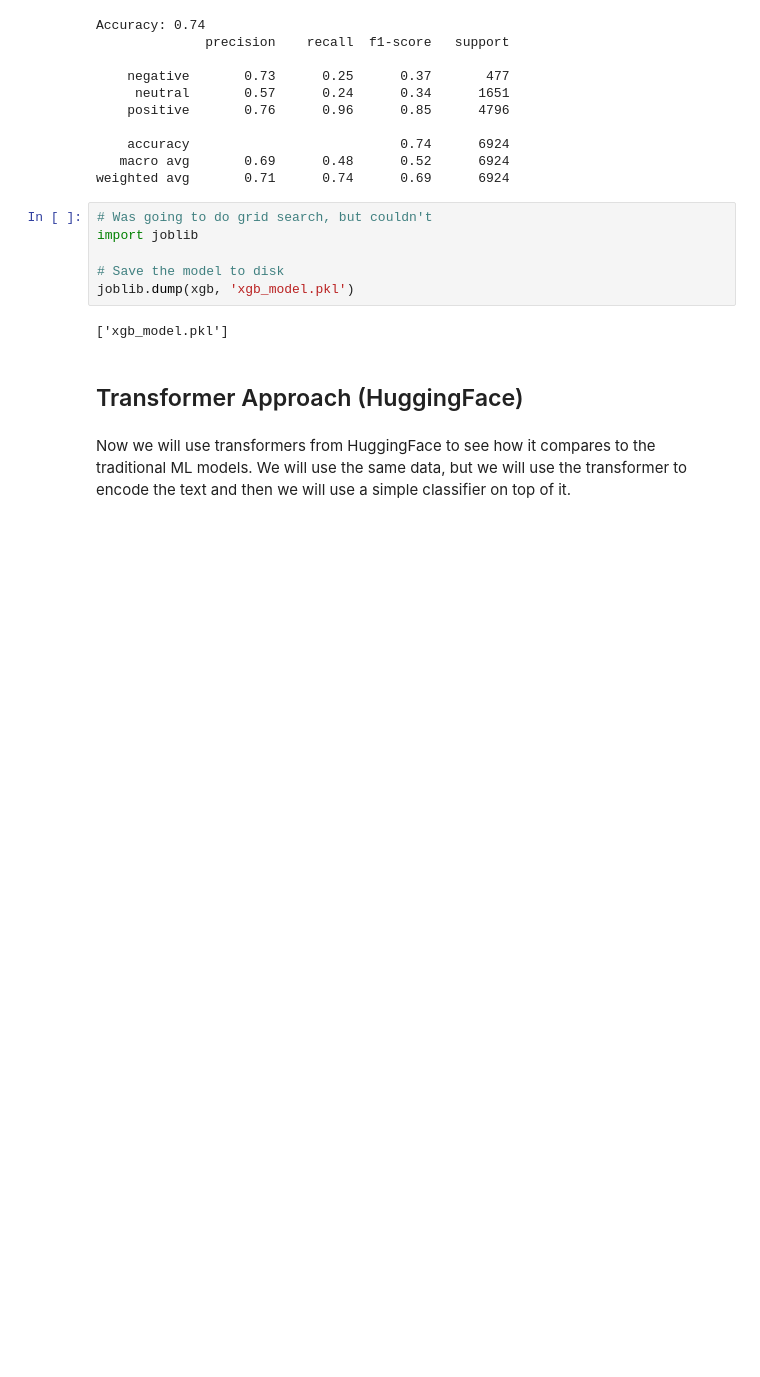
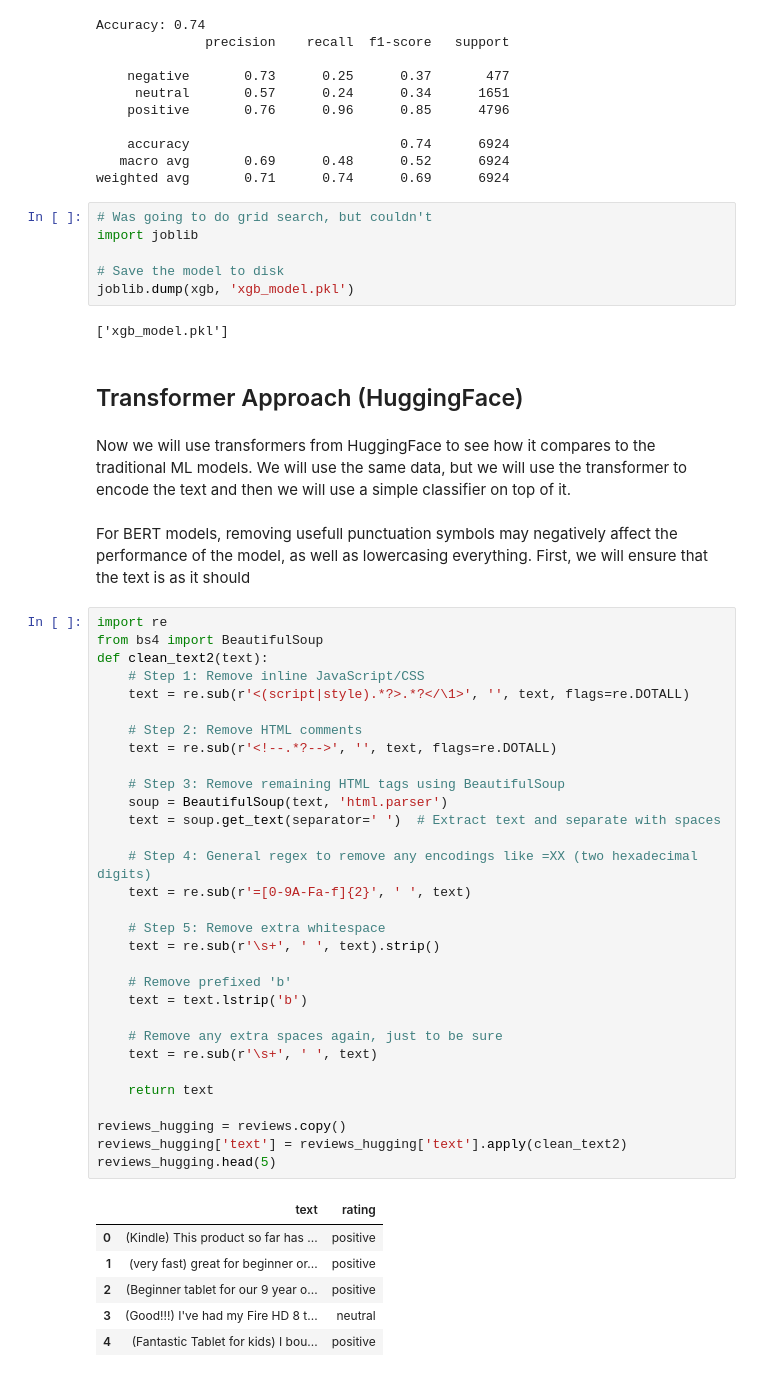
Before and after one commit to natanael-2012/project-nlp-automated-customer-reviews, a Jupyter notebook: Automated customers review 1.ipynb, the cells around one changed output. Cells and saved outputs as stored; diff of their text form; blank space fills up the shorter version.

Commit message:
trying bert

```diff
--- a/Automated customers review 1.ipynb
+++ b/Automated customers review 1.ipynb
@@ -615,3 +615,43 @@ joblib.dump(xgb, 'xgb_model.pkl')
 ## Transformer Approach (HuggingFace)
 # %% [markdown]
 Now we will use transformers from HuggingFace to see how it compares to the traditional ML models. We will use the same data, but we will use the transformer to encode the text and then we will use a simple classifier on top of it.
+# %% [markdown]
+For BERT models, removing usefull punctuation symbols may negatively affect the performance of the model, as well as lowercasing everything. First, we will ensure that the text is as it should
+# %%
+import re
+from bs4 import BeautifulSoup
+def clean_text2(text):
+    # Step 1: Remove inline JavaScript/CSS
+    text = re.sub(r'<(script|style).*?>.*?</\1>', '', text, flags=re.DOTALL)
+
+    # Step 2: Remove HTML comments
+    text = re.sub(r'<!--.*?-->', '', text, flags=re.DOTALL)
+
+    # Step 3: Remove remaining HTML tags using BeautifulSoup
+    soup = BeautifulSoup(text, 'html.parser')
+    text = soup.get_text(separator=' ')  # Extract text and separate with spaces
+
+    # Step 4: General regex to remove any encodings like =XX (two hexadecimal digits)
+    text = re.sub(r'=[0-9A-Fa-f]{2}', ' ', text)
+
+    # Step 5: Remove extra whitespace
+    text = re.sub(r'\s+', ' ', text).strip()
+
+    # Remove prefixed 'b'
+    text = text.lstrip('b')
+
+    # Remove any extra spaces again, just to be sure
+    text = re.sub(r'\s+', ' ', text)
+
+    return text
+
+reviews_hugging = reviews.copy()
+reviews_hugging['text'] = reviews_hugging['text'].apply(clean_text2)
+reviews_hugging.head(5)
+# %% [output]
+|  | text | rating |
+| 0 | (Kindle) This product so far has ... | positive |
+| 1 | (very fast) great for beginner or... | positive |
+| 2 | (Beginner tablet for our 9 year o... | positive |
+| 3 | (Good!!!) I've had my Fire HD 8 t... | neutral |
+| 4 | (Fantastic Tablet for kids) I bou... | positive |
```
Also changed, not shown: parts of 1 cell of this notebook.
